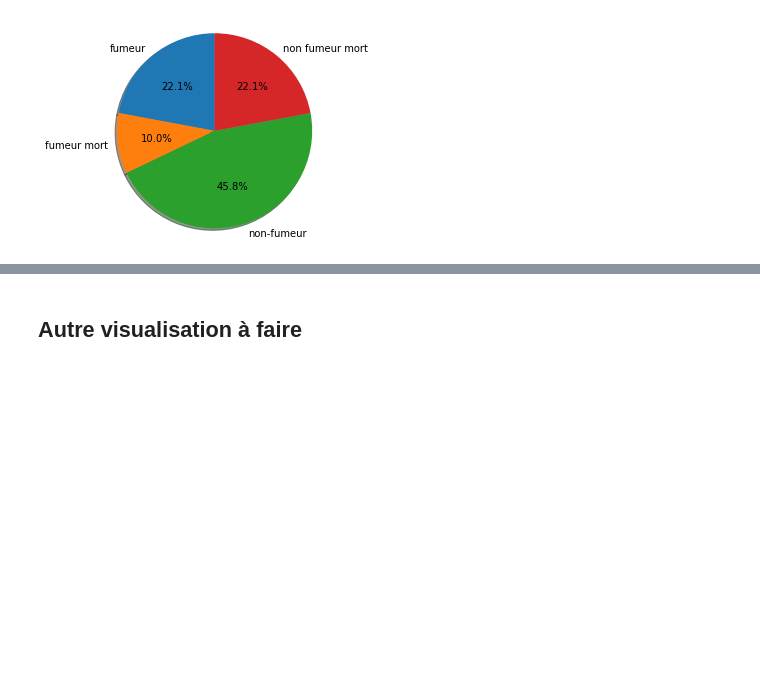
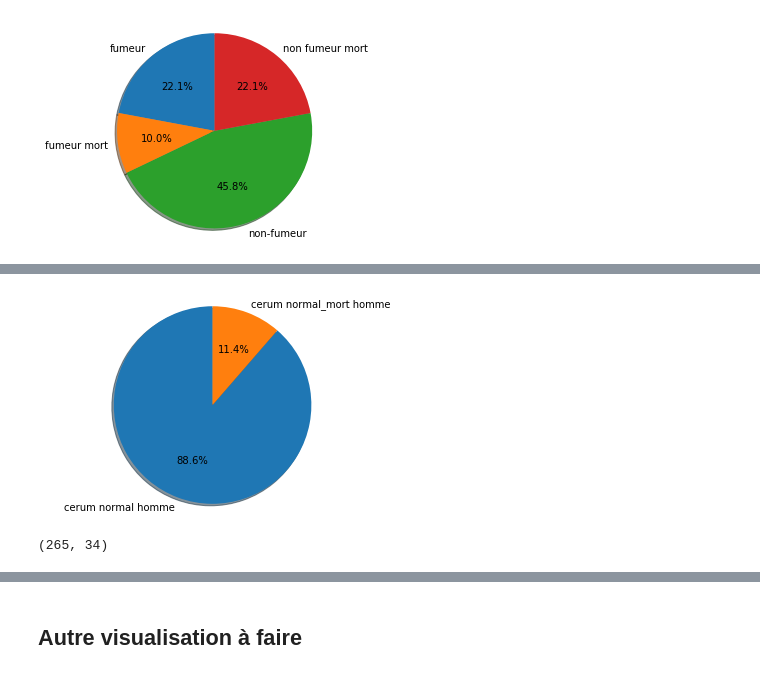
Before and after one commit to ragnvr/IAS_heart_failure, a Jupyter notebook: heart_failure.ipynb, the cells around one changed output, grey strips where cells are left out. Cells and saved outputs as stored; diff of their text form; code cells hidden in the pictures; blank space fills up the shorter version.

```diff
--- a/heart_failure.ipynb
+++ b/heart_failure.ipynb
@@ -337,0 +395,16 @@ non_fumeur_vivant = dataset['DEATH_EVENT'][fumeur_false] == 0
+# %%
+#petite représentation
+labels = 'cerum normal homme', 'cerum normal_mort homme',
+sizes = [np.sum(cerum_normal_homme_vivant), np.sum(cerum_normal_homme_mort) ]
+
+plt.pie(sizes, labels=labels,  autopct='%1.1f%%', shadow=True, startangle=90)
+
+plt.axis('equal')
+
+plt.show()
+# %% [output]
+[figure, added]
+# %%
+(np.sum(cerum_normal_homme_vivant), np.sum(cerum_normal_homme_mort))  # 34 cerum normal mort , 265 en vie
+# %% [output]
+(265, 34)
```
Also changed, not shown: parts of 27 cells of this notebook.
